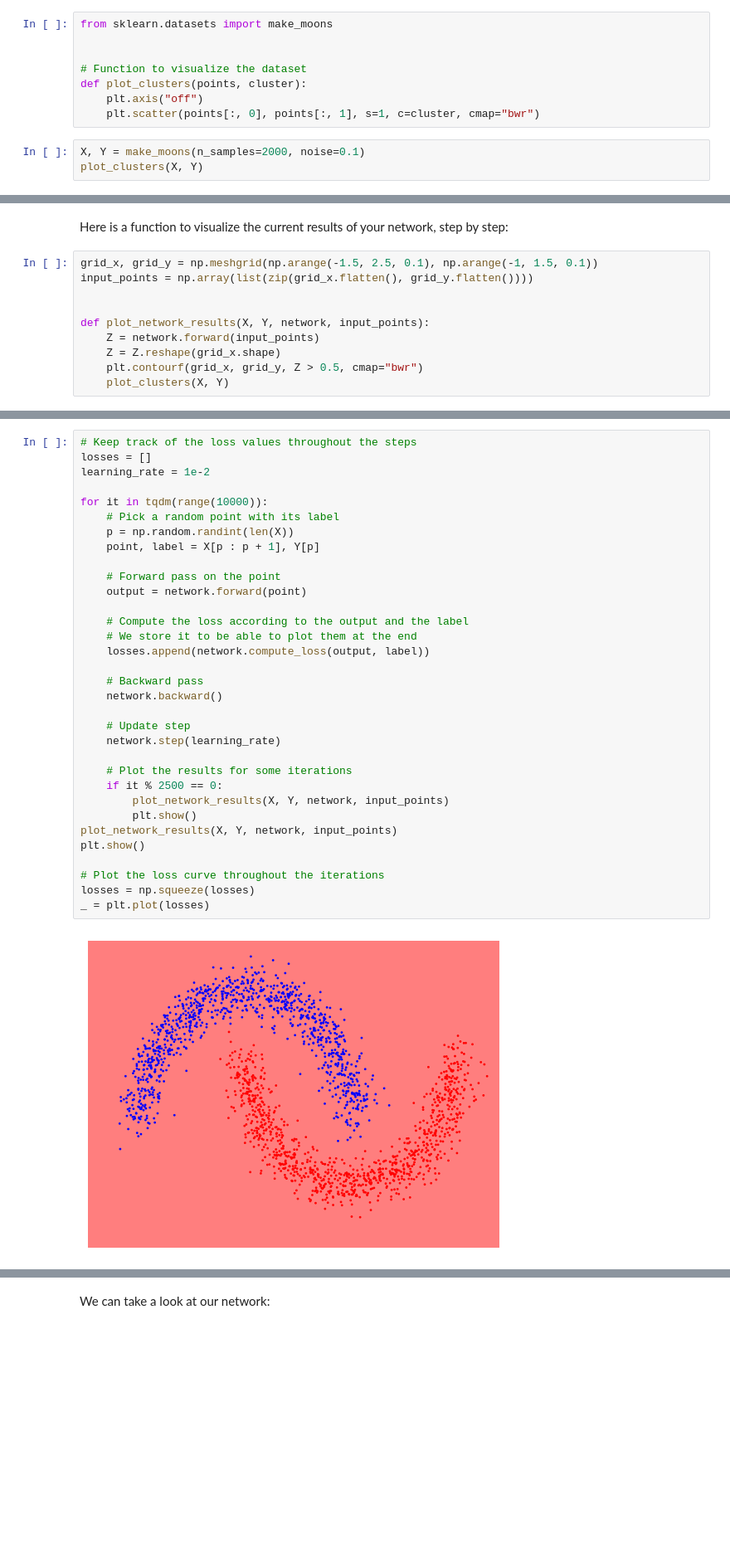
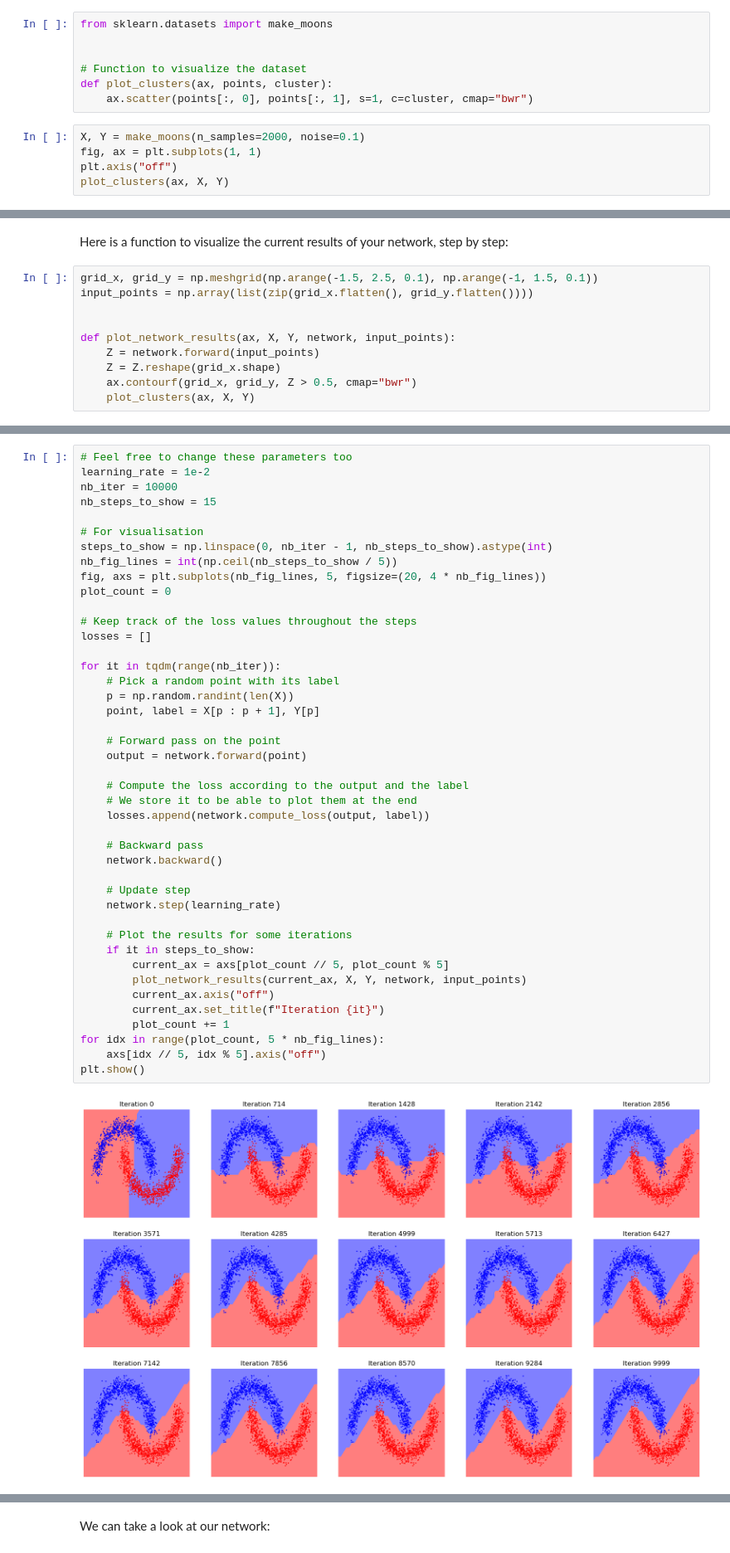
Before and after one commit to RobinSobczyk/Teaching-Initiation_to_Neural_Networks, a Jupyter notebook: Course_1.ipynb, the cells around one changed output, grey strips where cells are left out. Shown at 83% size. Drawn from its saved outputs; the diff is of its cells as text; blank space fills up the shorter version.

```diff
--- a/Course_1.ipynb
+++ b/Course_1.ipynb
@@ -113,10 +113,11 @@ from sklearn.datasets import make_moons
 
 
 # Function to visualize the dataset
-def plot_clusters(points, cluster):
-    plt.axis("off")
-    plt.scatter(points[:, 0], points[:, 1], s=1, c=cluster, cmap="bwr")
+def plot_clusters(ax, points, cluster):
+    ax.scatter(points[:, 0], points[:, 1], s=1, c=cluster, cmap="bwr")
 # %%
 X, Y = make_moons(n_samples=2000, noise=0.1)
-plot_clusters(X, Y)
+fig, ax = plt.subplots(1, 1)
+plt.axis("off")
+plot_clusters(ax, X, Y)
 # %% [output]
@@ -342,8 +343,8 @@ grid_x, grid_y = np.meshgrid(np.arange(-1.5, 2.5, 0.1), np.arange(-1, 1.5, 0.1))
 input_points = np.array(list(zip(grid_x.flatten(), grid_y.flatten())))
 
 
-def plot_network_results(X, Y, network, input_points):
+def plot_network_results(ax, X, Y, network, input_points):
     Z = network.forward(input_points)
     Z = Z.reshape(grid_x.shape)
-    plt.contourf(grid_x, grid_y, Z > 0.5, cmap="bwr")
-    plot_clusters(X, Y)
+    ax.contourf(grid_x, grid_y, Z > 0.5, cmap="bwr")
+    plot_clusters(ax, X, Y)
@@ -350,35 +353,45 @@ def plot_network_results(X, Y, network, input_points):
 # %%
+# Feel free to change these parameters too
+learning_rate = 1e-2
+nb_iter = 10000
+nb_steps_to_show = 15
+
+# For visualisation
+steps_to_show = np.linspace(0, nb_iter - 1, nb_steps_to_show).astype(int)
+nb_fig_lines = int(np.ceil(nb_steps_to_show / 5))
+fig, axs = plt.subplots(nb_fig_lines, 5, figsize=(20, 4 * nb_fig_lines))
+plot_count = 0
+
 # Keep track of the loss values throughout the steps
 losses = []
-learning_rate = 1e-2
 
-for it in tqdm(range(10000)):
+for it in tqdm(range(nb_iter)):
     # Pick a random point with its label
     p = np.random.randint(len(X))
     point, label = X[p : p + 1], Y[p]
 
     # Forward pass on the point
     output = network.forward(point)
 
     # Compute the loss according to the output and the label
     # We store it to be able to plot them at the end
     losses.append(network.compute_loss(output, label))
 
     # Backward pass
     network.backward()
 
     # Update step
     network.step(learning_rate)
 
     # Plot the results for some iterations
-    if it % 2500 == 0:
-        plot_network_results(X, Y, network, input_points)
-        plt.show()
-plot_network_results(X, Y, network, input_points)
+    if it in steps_to_show:
+        current_ax = axs[plot_count // 5, plot_count % 5]
+        plot_network_results(current_ax, X, Y, network, input_points)
+        current_ax.axis("off")
+        current_ax.set_title(f"Iteration {it}")
+        plot_count += 1
+for idx in range(plot_count, 5 * nb_fig_lines):
+    axs[idx // 5, idx % 5].axis("off")
 plt.show()
-
-# Plot the loss curve throughout the iterations
-losses = np.squeeze(losses)
-_ = plt.plot(losses)
 # %% [output]
-[figure, old version]
+[figure, new version]
```
Also changed, not shown: parts of 17 cells of this notebook.
